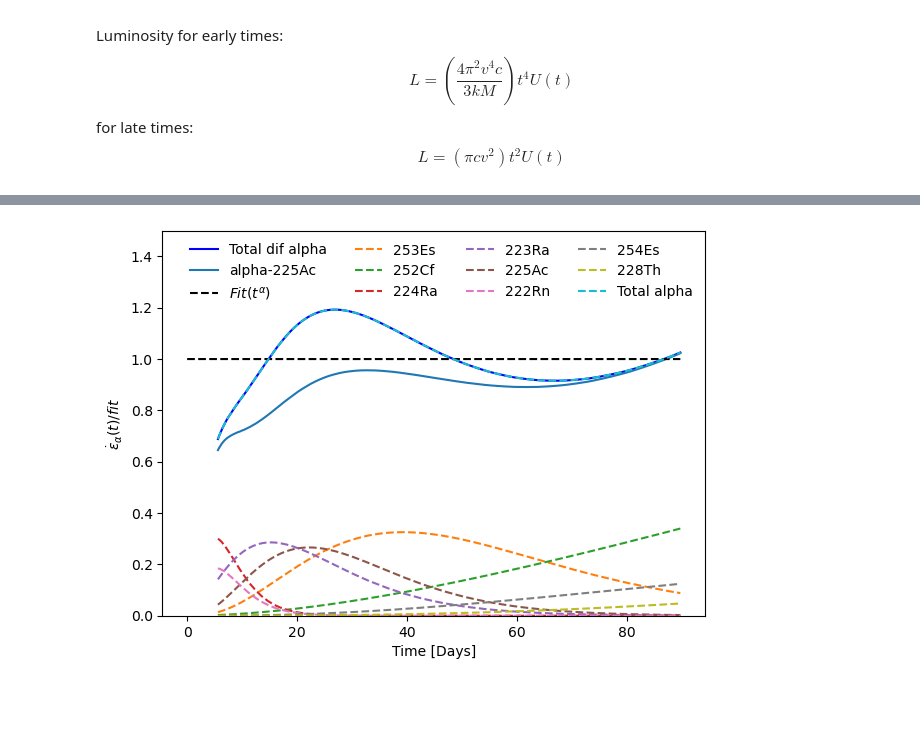
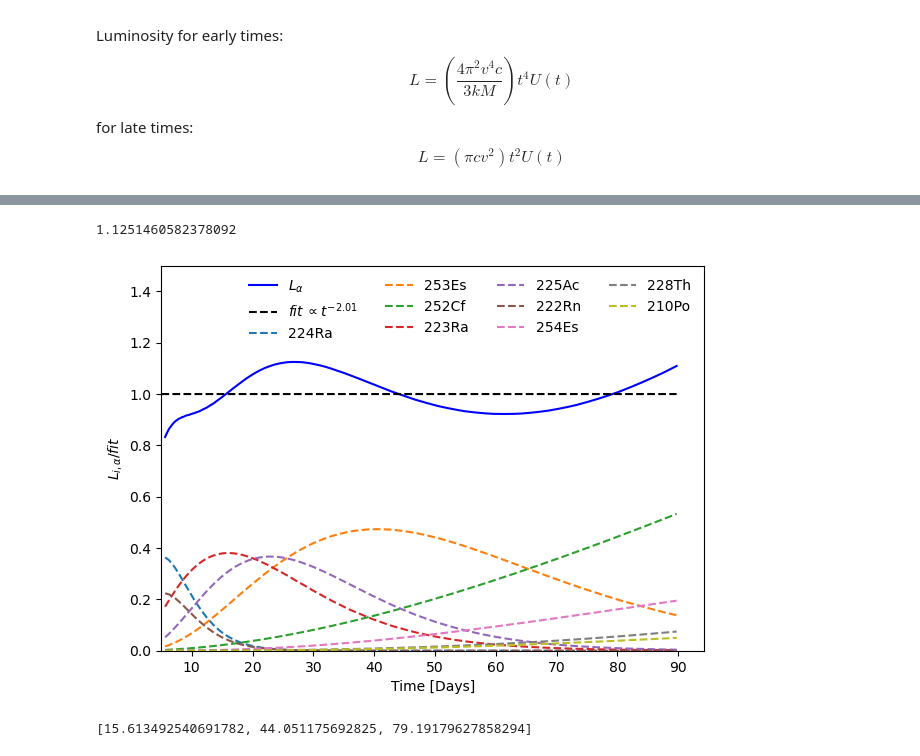
Before and after one commit to DiegoHp45/Kilonova, a Jupyter notebook: article_1.ipynb, the cells around one changed output, grey strips where cells are left out. Cells and saved outputs as stored; diff of their text form; code cells hidden in the pictures; blank space fills up the shorter version.

```diff
--- a/article_1.ipynb
+++ b/article_1.ipynb
@@ -460,7 +487,7 @@ ax3.legend()
 [figure]
 # %%
 '''Find relevant nuclei'''
-H=np.searchsorted(t/(60*60*24),[5,100])
+H=np.searchsorted(t/(60*60*24),[1,100])
 #print(H)
 #H=[0,-1]
 E_alpha_aporte_norm=E_alpha_aporte/E_alpha
@@ -670,5 +702,5 @@ def Luminocidad_mas_importantes(top:int,decay):
         #plt.plot(t_dias_,np.log10(L),label='Total alpha',linestyle=':')
     return r
 # %%
-r1=Luminocidad_mas_importantes(8,'Beta')
-r2=Luminocidad_mas_importantes(8,'Alpha')
+r1=Luminocidad_mas_importantes(40,'Beta')
+r2=Luminocidad_mas_importantes(40,'Alpha')
@@ -751,50 +783,66 @@ plt.legend(loc="upper right", ncol=3,frameon=False)
 # %%
-'''Residuals'''
+'''Residuals alpha'''
 
 #Alpha
 lineal_a=lineal(np.log10(tedias_a[indice_tc:]), *popta)
+lineal_a_suma=lineal(np.log10(tedias_a[indice_tc:]),*popta_suma)
 Residual_alpha=10**(np.log10(L_a[indice_tc:])-lineal_a)
-
+Residual_alpha_suma=10**(r2[1][-1][indice_tc:]-lineal_a_suma)
 #Beta
 lineal_b=lineal(np.log10(tedias_b[indice_tc:]), *poptb)
 Residual_beta=10**(np.log10(L_b[indice_tc:])-lineal_b)
+lineal_b_suma=lineal(np.log10(tedias_b[indice_tc:]),*poptb_suma)
+Residual_beta_suma=10**(r1[1][-1][indice_tc:]-lineal_b_suma)
 
 #total
-lineal_t=lineal(np.log10(tedias_b[indice_tc:]), *poptt)
-Residual_total=10**(np.log10(L_a[indice_tc:]+L_b[indice_tc:])-lineal_t)
+lineal_t_suma=lineal(np.log10(tedias_b[indice_tc:]), *poptt_suma)
+Residual_total_suma=10**(np.log10(10**(r2[1][-1][indice_tc:])+10**(r1[1][-1][indice_tc:]))-lineal_t_suma)
 
 
 '''Figure 5. Fluctuations of luminosity'''
 
 '''ALpha fluctuations'''
 plt.figure(figsize=(7,5))
-plt.plot(tedias_a[indice_tc:],Residual_alpha,label='Total dif alpha',color='blue')
-plt.plot(tedias_a[indice_tc:],10**(np.log10(L_a[indice_tc:]-10**(r2[1][4][indice_tc:]))-lineal_a),label='alpha-'+str(r2[2][4]))
+#plt.plot(tedias_a[indice_tc:],Residual_alpha,label='Total alpha residuals',color='blue')
+plt.plot(tedias_a[indice_tc:],Residual_alpha_suma,label=r'$L_{\alpha}$', color='blue')
+#plt.plot(tedias_a[indice_tc:],10**(np.log10(10**(r2[1][-1][indice_tc:])-10**(r2[1][3][indice_tc:]))-lineal_a_suma),label='alpha-'+str(r2[2][3]))
 
 '''Delimitations'''
-#plt.plot(np.zeros(10)+tedias_b[indice_tc:][np.argmax(Residual_beta[:16000])],np.linspace(0.6,1.5,10),label='max beta',linestyle='--',color='red')
 #plt.plot(np.zeros(10)+tedias_a[indice_tc:][np.argmax(Residual_alpha[:50000])],np.linspace(0.6,1.5,1000),label='max alpha',linestyle='--',color='blue')
-#plt.plot(np.zeros(10)+tedias_b[indice_tc:][np.argmax(Residual_beta[:16000])],np.linspace(0.6,1.5,1000),label='max total',linestyle='--',color='black')
-plt.plot(tedias_a,np.zeros(len(tedias_a))+1,linestyle='--',color='black',label=r'$Fit ( t^\alpha)$')
+plt.plot(tedias_a,np.zeros(len(tedias_a))+1,linestyle='--',color='black',label=r'$fit\: \propto t^{-2.01}$')
 
 '''Nucleoas imporantes luminosity'''
+tri=np.zeros(len(r2[1][0][indice_tc:]))
 for i in range(len(r2[0])):
-    plt.plot(r2[0][i][indice_tc:],10**(r2[1][i][indice_tc:]-lineal_a),label=r2[2][i],linestyle='--')
+    if i!=len(r2[0])-1:
+        tri+=10**(r2[1][i][indice_tc:]-lineal_a_suma)
+        if i<=8:
+           plt.plot(r2[0][i][indice_tc:],10**(r2[1][i][indice_tc:]-lineal_a_suma),label=r2[2][i],linestyle='--')
+#plt.plot(r2[0][0][indice_tc:],tri,label='tri',linestyle=':')
 
 '''estetics'''
-plt.ylabel(r'$\dot\epsilon_{\alpha}(t)/fit$')
+plt.ylabel(r'$L_{i,\alpha}/fit$')
 plt.xlabel('Time [Days]')
 plt.ylim((0,1.5))
+plt.xlim(left=5)
 plt.legend(loc="upper right", ncol=4,frameon=False)
 
 
 '''Ubications of fluctiations'''
 xs=[]
-for i in range(len(Residual_alpha)):
-    if i!=len(Residual_alpha)-1:
-        if Residual_alpha[i]<1 and Residual_alpha[i+1]>1:
+for i in range(len(Residual_alpha_suma)):
+    if i!=len(Residual_alpha_suma)-1:
+        if Residual_alpha_suma[i]<1 and Residual_alpha_suma[i+1]>1:
             xs.append(tedias_a[indice_tc:][i])
-        elif Residual_alpha[i]>1 and Residual_alpha[i+1]<1:
+        elif Residual_alpha_suma[i]>1 and Residual_alpha_suma[i+1]<1:
             xs.append(tedias_a[indice_tc:][i])
+ys=np.argmax(Residual_alpha_suma)
+tedias_a[indice_tc:][ys]
+Residual_alpha_suma[ys]
 # %% [output]
+1.1251460582378092
-[figure, old version]
+[figure, new version]
+# %%
+print(xs)
+# %% [output]
+[15.613492540691782, 44.051175692825, 79.19179627858294]
```
Also changed, not shown: parts of 13 cells of this notebook, 13 other files.
